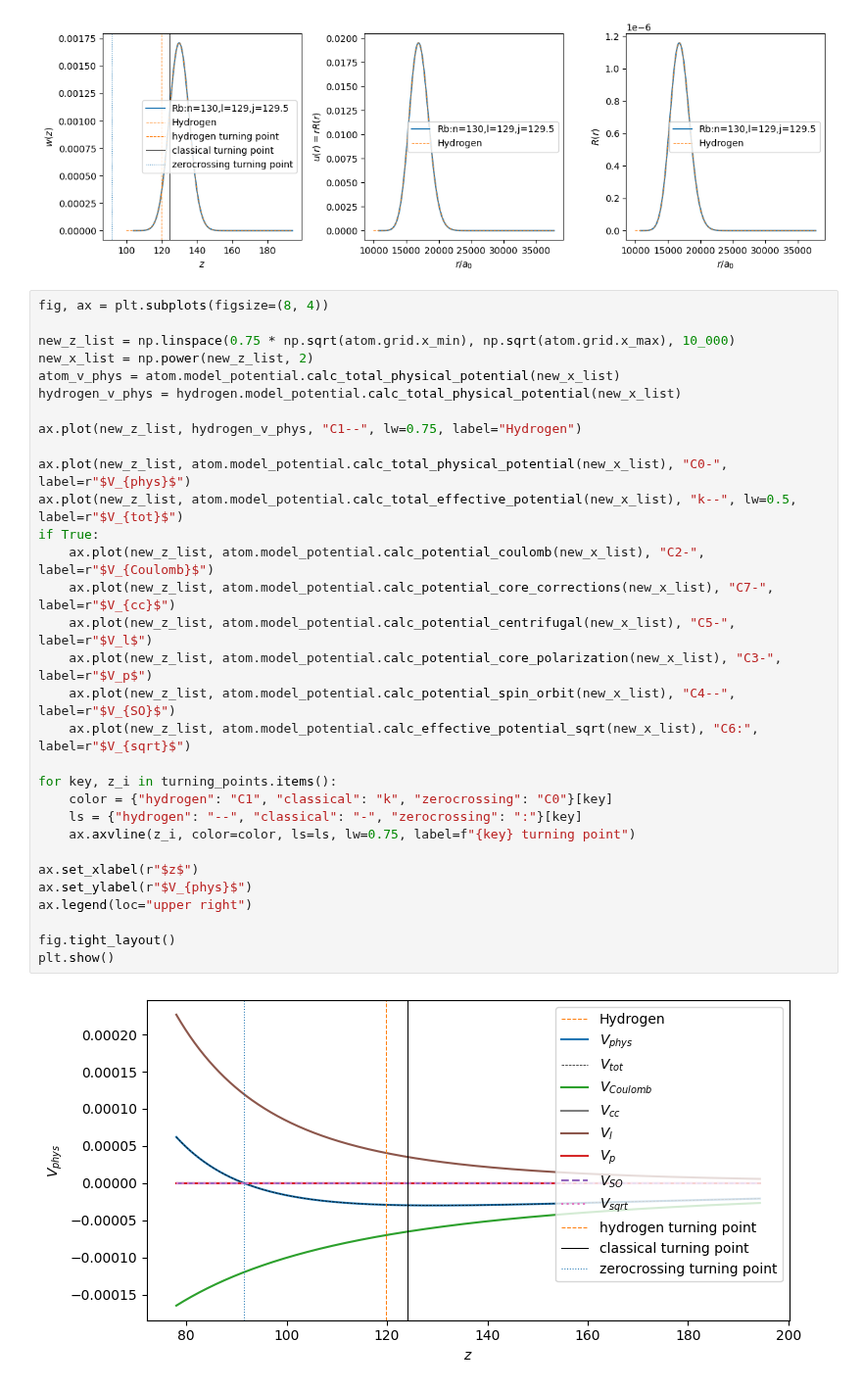
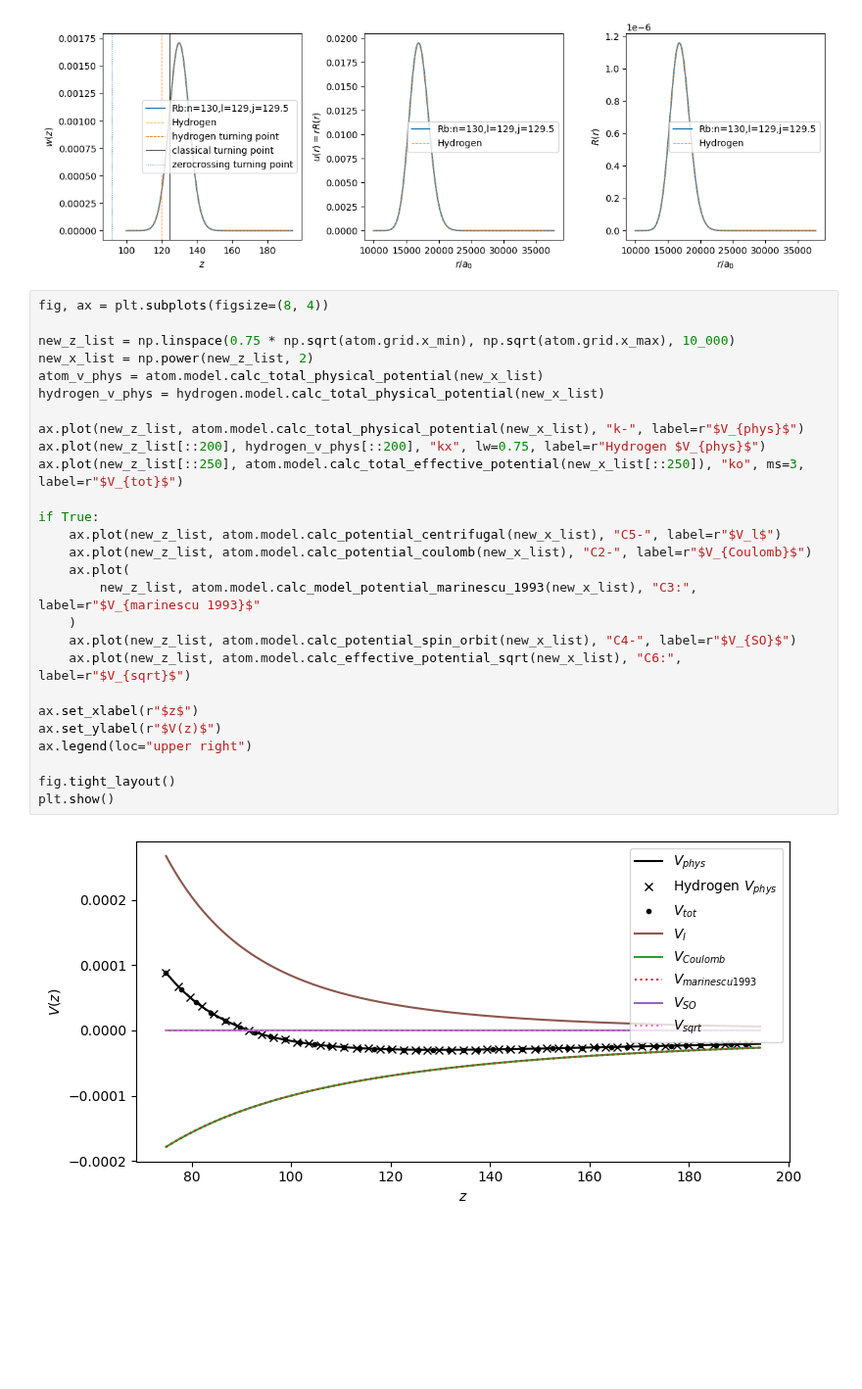
Before and after one commit to pairinteraction/ryd-numerov, a Jupyter notebook: docs/examples/rubidium_wavefunction.ipynb, the cells around one changed output. Shown at 98% size. Cells and saved outputs as stored; diff of their text form; blank space fills up the shorter version.

```diff
--- a/docs/examples/rubidium_wavefunction.ipynb
+++ b/docs/examples/rubidium_wavefunction.ipynb
@@ -59,33 +58,29 @@ plt.show()
 # %%
 fig, ax = plt.subplots(figsize=(8, 4))
 
 new_z_list = np.linspace(0.75 * np.sqrt(atom.grid.x_min), np.sqrt(atom.grid.x_max), 10_000)
 new_x_list = np.power(new_z_list, 2)
-atom_v_phys = atom.model_potential.calc_total_physical_potential(new_x_list)
-hydrogen_v_phys = hydrogen.model_potential.calc_total_physical_potential(new_x_list)
+atom_v_phys = atom.model.calc_total_physical_potential(new_x_list)
+hydrogen_v_phys = hydrogen.model.calc_total_physical_potential(new_x_list)
 
-ax.plot(new_z_list, hydrogen_v_phys, "C1--", lw=0.75, label="Hydrogen")
+ax.plot(new_z_list, atom.model.calc_total_physical_potential(new_x_list), "k-", label=r"$V_{phys}$")
+ax.plot(new_z_list[::200], hydrogen_v_phys[::200], "kx", lw=0.75, label=r"Hydrogen $V_{phys}$")
+ax.plot(new_z_list[::250], atom.model.calc_total_effective_potential(new_x_list[::250]), "ko", ms=3, label=r"$V_{tot}$")
 
-ax.plot(new_z_list, atom.model_potential.calc_total_physical_potential(new_x_list), "C0-", label=r"$V_{phys}$")
-ax.plot(new_z_list, atom.model_potential.calc_total_effective_potential(new_x_list), "k--", lw=0.5, label=r"$V_{tot}$")
 if True:
-    ax.plot(new_z_list, atom.model_potential.calc_potential_coulomb(new_x_list), "C2-", label=r"$V_{Coulomb}$")
-    ax.plot(new_z_list, atom.model_potential.calc_potential_core_corrections(new_x_list), "C7-", label=r"$V_{cc}$")
-    ax.plot(new_z_list, atom.model_potential.calc_potential_centrifugal(new_x_list), "C5-", label=r"$V_l$")
-    ax.plot(new_z_list, atom.model_potential.calc_potential_core_polarization(new_x_list), "C3-", label=r"$V_p$")
-    ax.plot(new_z_list, atom.model_potential.calc_potential_spin_orbit(new_x_list), "C4--", label=r"$V_{SO}$")
-    ax.plot(new_z_list, atom.model_potential.calc_effective_potential_sqrt(new_x_list), "C6:", label=r"$V_{sqrt}$")
-
-for key, z_i in turning_points.items():
-    color = {"hydrogen": "C1", "classical": "k", "zerocrossing": "C0"}[key]
-    ls = {"hydrogen": "--", "classical": "-", "zerocrossing": ":"}[key]
-    ax.axvline(z_i, color=color, ls=ls, lw=0.75, label=f"{key} turning point")
+    ax.plot(new_z_list, atom.model.calc_potential_centrifugal(new_x_list), "C5-", label=r"$V_l$")
+    ax.plot(new_z_list, atom.model.calc_potential_coulomb(new_x_list), "C2-", label=r"$V_{Coulomb}$")
+    ax.plot(
+        new_z_list, atom.model.calc_model_potential_marinescu_1993(new_x_list), "C3:", label=r"$V_{marinescu 1993}$"
+    )
+    ax.plot(new_z_list, atom.model.calc_potential_spin_orbit(new_x_list), "C4-", label=r"$V_{SO}$")
+    ax.plot(new_z_list, atom.model.calc_effective_potential_sqrt(new_x_list), "C6:", label=r"$V_{sqrt}$")
 
 ax.set_xlabel(r"$z$")
-ax.set_ylabel(r"$V_{phys}$")
+ax.set_ylabel(r"$V(z)$")
 ax.legend(loc="upper right")
 
 fig.tight_layout()
 plt.show()
 # %% [output]
-[figure, old version]
+[figure, new version]
```
Also changed, not shown: parts of 2 cells of this notebook, 14 other files.
